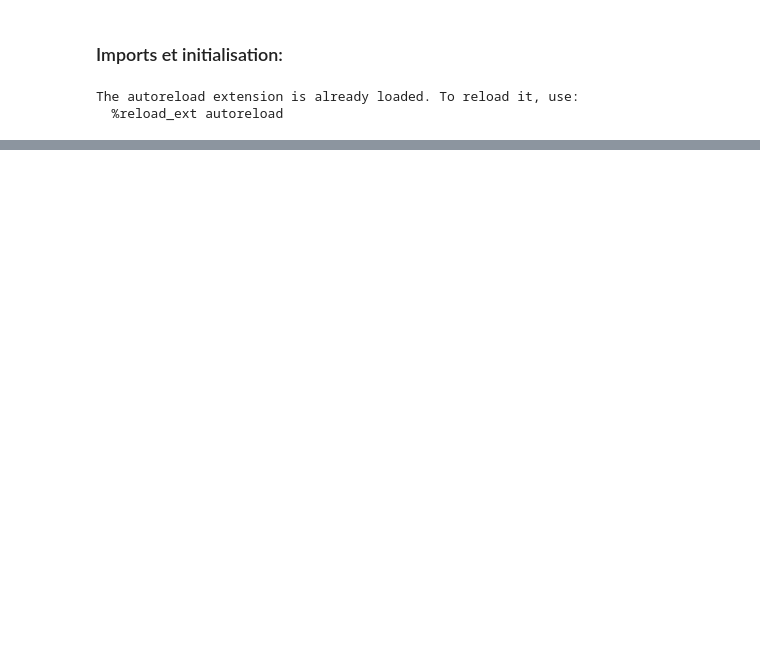
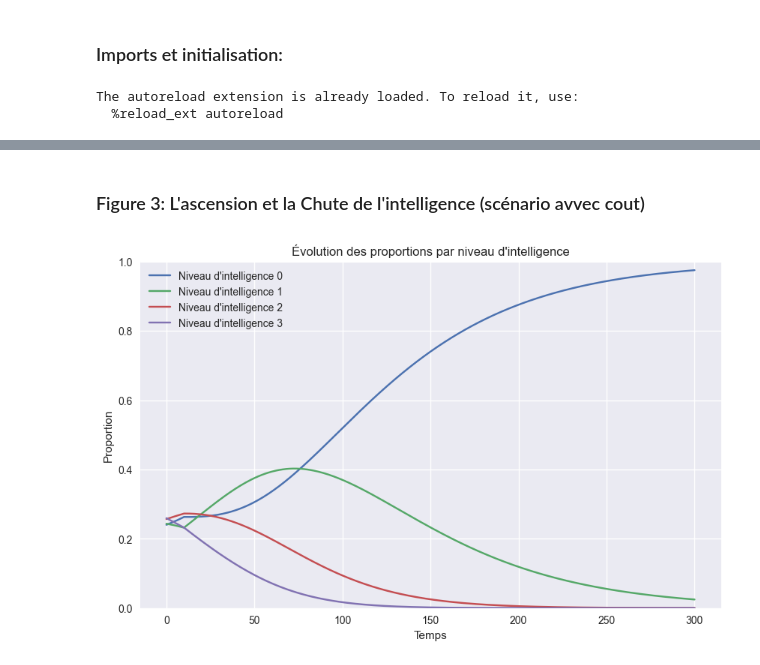
Before and after one commit to yacineklikel/THEOJ, a Jupyter notebook: src/simulations.ipynb, the cells around one changed output, grey strips where cells are left out. Cells and saved outputs as stored; diff of their text form; code cells hidden in the pictures; blank space fills up the shorter version.

```diff
--- a/src/simulations.ipynb
+++ b/src/simulations.ipynb
@@ -48,0 +53,19 @@ plt.show()
+# %% [markdown]
+### Figure 3: L'ascension et la Chute de l'intelligence (scénario avvec cout)
+# %%
+cout_intelligence = np.linspace(0, 5, N)
+history_Y, _ = run_simulation(M, Y_0, T=300, nu=0.01, cout_intelligence=cout_intelligence)
+
+plt.figure(figsize=(10, 6))
+for n in range(N):
+    proportions_n = [np.sum(Y_t[n, :]) for Y_t in history_Y]
+    plt.plot(proportions_n, label=f'Niveau d\'intelligence {n}')
+plt.xlabel('Temps')
+plt.ylabel('Proportion')
+plt.title('Évolution des proportions par niveau d\'intelligence')
+plt.legend()
+plt.ylim(0, 1)
+plt.savefig('figures/figure3.png')
+plt.show()
+# %% [output]
+[figure, added]
```
Also changed, not shown: parts of 5 cells of this notebook, 5 other files.
